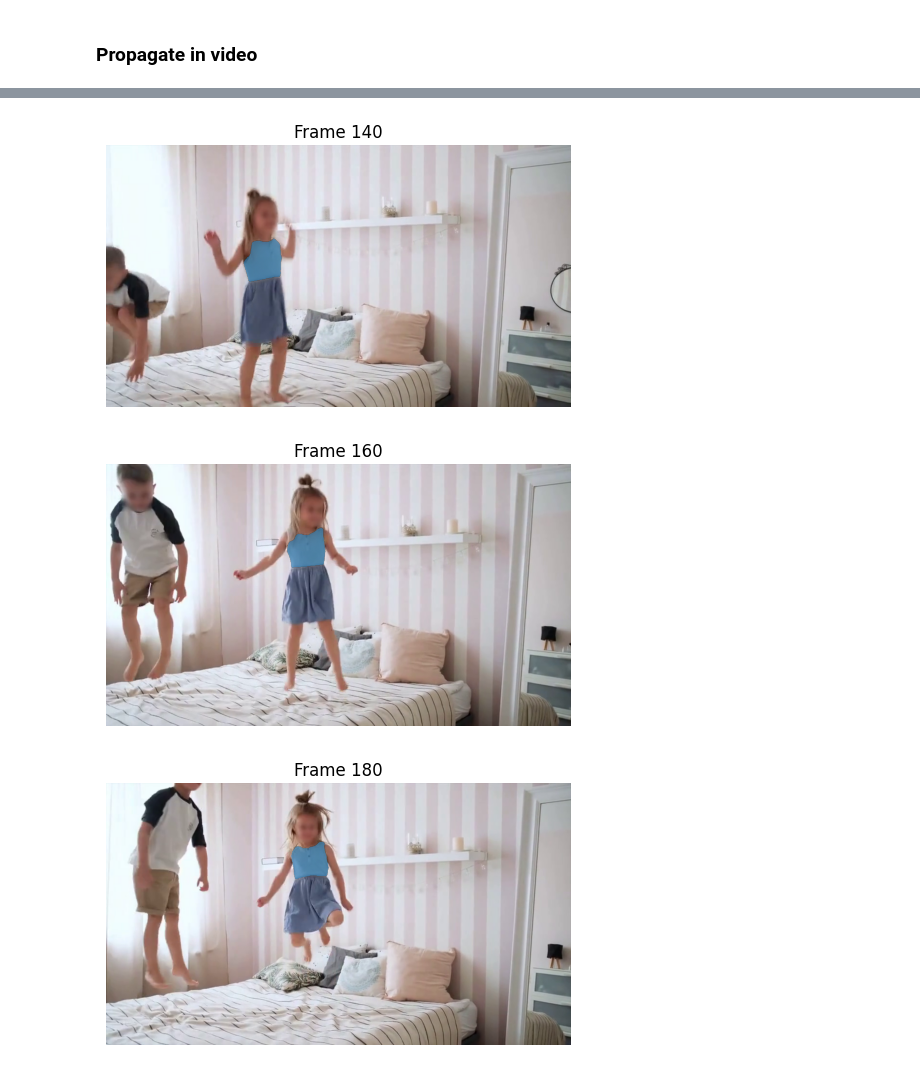
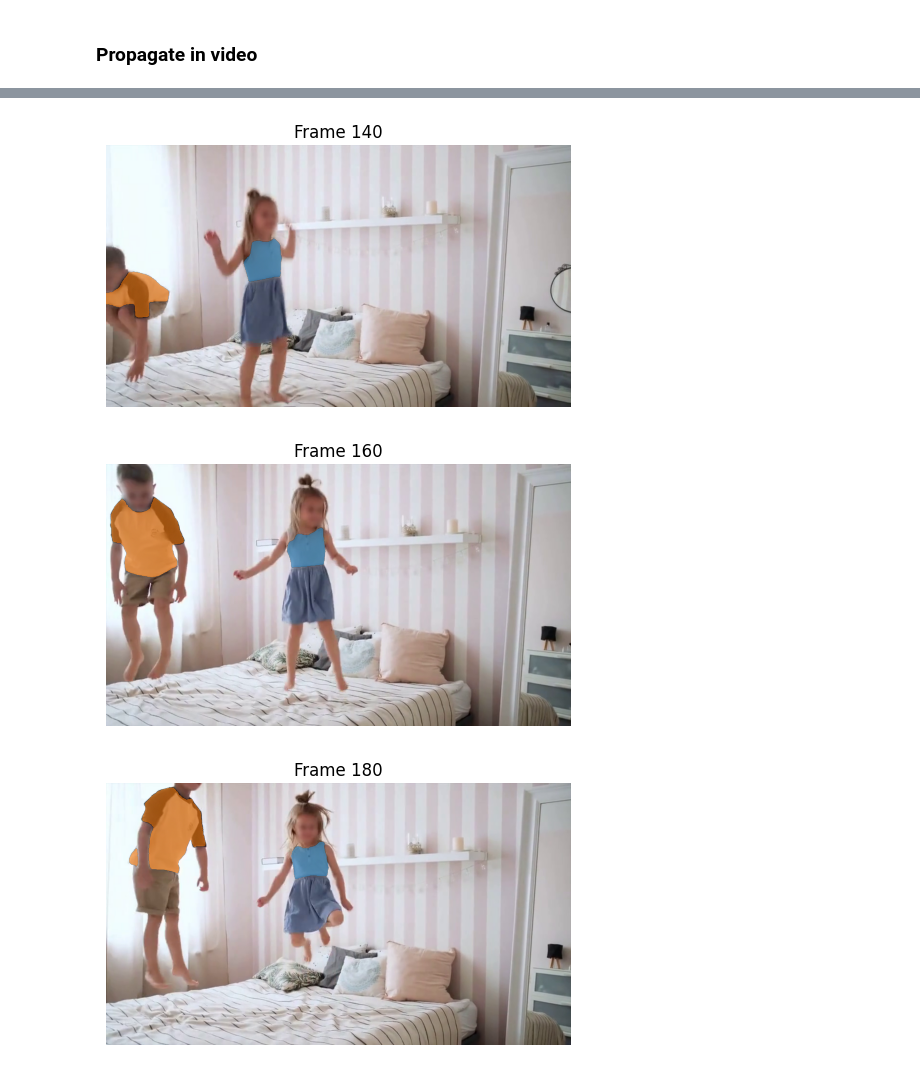
Before and after one commit to cjaverliat/sam2, a Jupyter notebook: notebooks/generic_video_predictor_example.ipynb, the cells around one changed output, grey strips where cells are left out. Saved outputs shown, nothing was run; the diff lists cells and outputs as text; code cells hidden in the pictures.

```diff
--- a/notebooks/generic_video_predictor_example.ipynb
+++ b/notebooks/generic_video_predictor_example.ipynb
@@ -140,13 +140,34 @@ def read_frame(cap) -> torch.Tensor:
 # %%
 from sam2.modeling.sam2_prompt import SAM2Prompt
 
-points_coords = torch.tensor([400.0, 150.0], device=device).reshape((1, 1, 2))
-points_labels = torch.tensor([1], device=device).reshape((1, 1))
+
+points_coords_obj0 = torch.tensor([400.0, 150.0], device=device).reshape((1, 1, 2))
+
+points_labels_obj0 = torch.tensor([1], device=device).reshape((1, 1))
+
+points_coords_obj1 = torch.tensor(
+    [[204.0, 278.0], [258.0, 172.0]], device=device
+).reshape((1, 2, 2))
+points_labels_obj1 = torch.tensor([[1], [0]], device=device).reshape((1, 2))
+
+prompt_obj0 = SAM2Prompt(
+    obj_id=0,
+    orig_img_size_hw=orig_hw,
+    points_coords=points_coords_obj0,
+    points_labels=points_labels_obj0,
+)
+prompt_obj1 = SAM2Prompt(
+    obj_id=1,
+    orig_img_size_hw=orig_hw,
+    points_coords=points_coords_obj1,
+    points_labels=points_labels_obj1,
+)
 
 initial_frame = read_frame(cap)
 
-prompt = SAM2Prompt(obj_id=0, orig_img_size_hw=orig_hw, points_coords=points_coords, points_labels=points_labels)
-results = predictor.forward(frame=initial_frame, frame_idx=0, prompts=[prompt])
+results = predictor.forward(
+    frame=initial_frame, frame_idx=0, prompts=[prompt_obj0, prompt_obj1]
+)
 # %%
 plt.figure(figsize=(6, 4))
 plt.title("Initial Frame")
@@ -170,11 +193,17 @@ for f in pbar:
 
     results = predictor.forward(frame=frame, frame_idx=f)
 
-    n_cond_mem = predictor.memory_bank.count_stored_conditional_memories(obj_id=0)
-    n_non_cond_mem = predictor.memory_bank.count_stored_non_conditional_memories(obj_id=0)
+    n_cond_mem_obj0 = predictor.memory_bank.count_stored_conditional_memories(obj_id=0)
+    n_non_cond_mem_obj0 = predictor.memory_bank.count_stored_non_conditional_memories(obj_id=0)
+    n_cond_mem_obj1 = predictor.memory_bank.count_stored_conditional_memories(obj_id=1)
+    n_non_cond_mem_obj1 = predictor.memory_bank.count_stored_non_conditional_memories(obj_id=1)
+
+    n_non_cond_mem_total = n_non_cond_mem_obj0 + n_non_cond_mem_obj1
+    n_cond_mem_total = n_cond_mem_obj0 + n_cond_mem_obj1
+
     pbar.set_postfix({
-        "stored_cond_mem": n_cond_mem,
-        "stored_non_cond_mem": n_non_cond_mem
+        "stored_cond_mem": n_cond_mem_total,
+        "stored_non_cond_mem": n_non_cond_mem_total
     })
 
     if f % 20 == 0:
@@ -183,6 +212,7 @@ for f in pbar:
         plt.axis("off")
         plt.imshow(frame.permute(1, 2, 0).cpu().numpy())
         show_mask((results[0].best_mask_logits > 0), plt.gca(), obj_id=0)
+        show_mask((results[1].best_mask_logits > 0), plt.gca(), obj_id=1)
         plt.show()
 
 pbar.close()
@@ -199,3 +229,3 @@ cv2.destroyAllWindows()
-[figure, old version]
+[figure, new version]
-[figure, old version]
+[figure, new version]
-[figure, old version]
+[figure, new version]
```
Also changed, not shown: parts of 2 cells of this notebook.
